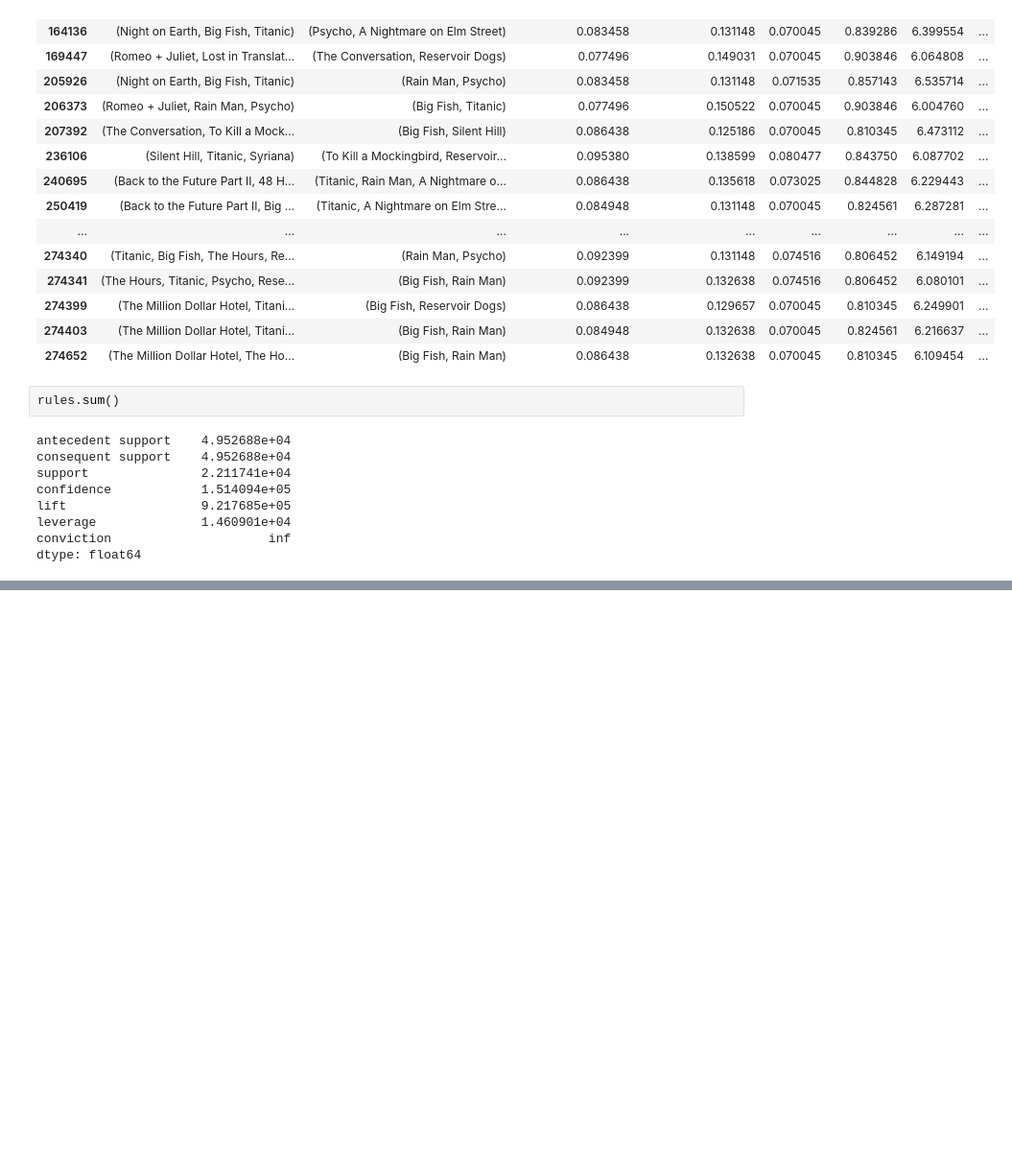
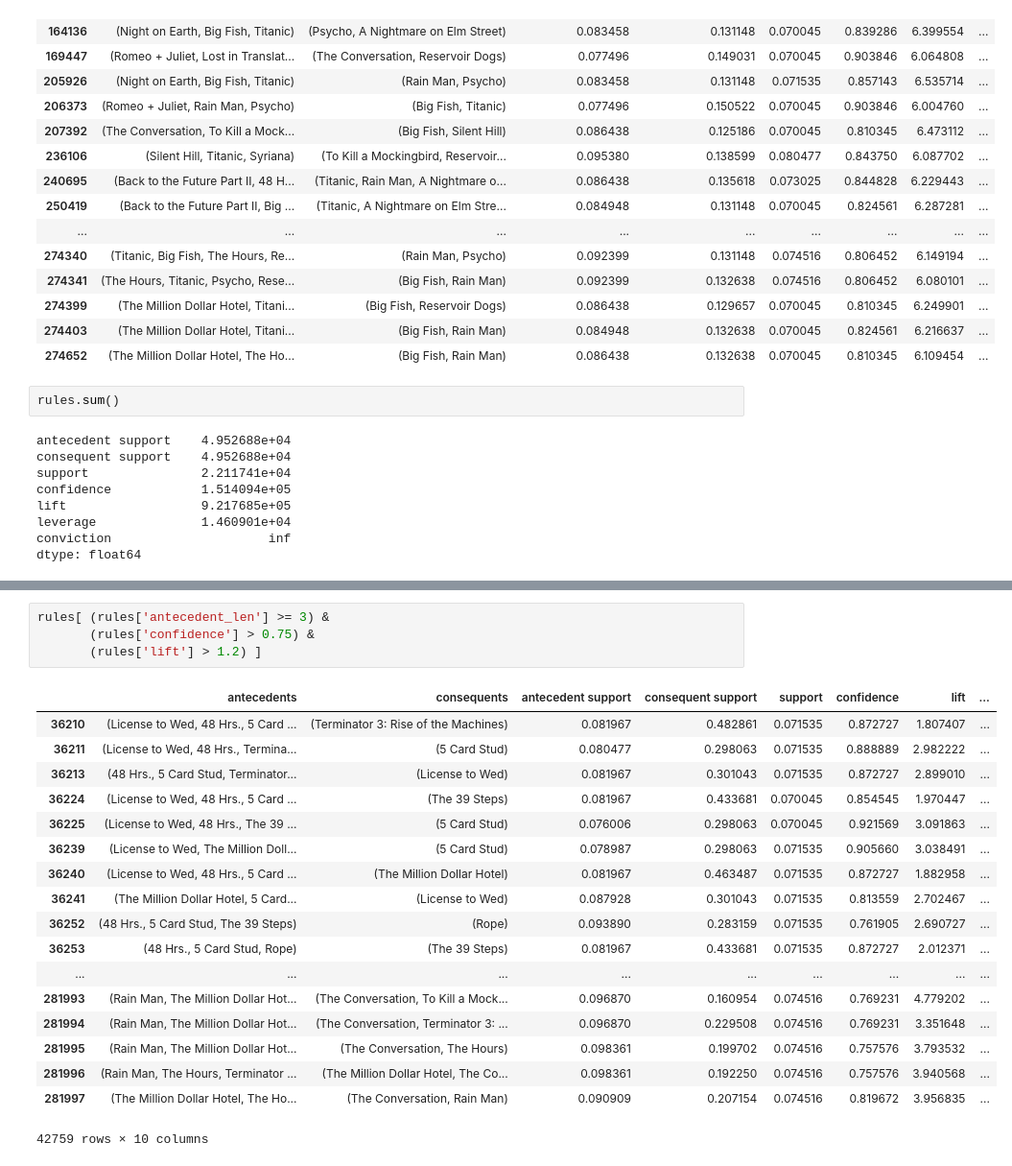
Before and after one commit to vkrit/fundamental-data-science-python, a Jupyter notebook: Workshop#11.ipynb, the cells around one changed output, grey strips where cells are left out. Shown at 96% size. Cells and saved outputs as stored; diff of their text form; blank space fills up the shorter version.

```diff
--- a/Workshop#11.ipynb
+++ b/Workshop#11.ipynb
@@ -127,0 +150,23 @@ dtype: float64
+# %%
+rules[ (rules['antecedent_len'] >= 3) &
+       (rules['confidence'] > 0.75) &
+       (rules['lift'] > 1.2) ]
+# %% [output]
+|  | antecedents | consequents | antecedent support | consequent support | support | confidence | lift | ... |
+| 36210 | (License to Wed, 48 Hrs., 5 Card ... | (Terminator 3: Rise of the Machines) | 0.081967 | 0.482861 | 0.071535 | 0.872727 | 1.807407 | ... |
+| 36211 | (License to Wed, 48 Hrs., Termina... | (5 Card Stud) | 0.080477 | 0.298063 | 0.071535 | 0.888889 | 2.982222 | ... |
+| 36213 | (48 Hrs., 5 Card Stud, Terminator... | (License to Wed) | 0.081967 | 0.301043 | 0.071535 | 0.872727 | 2.899010 | ... |
+| 36224 | (License to Wed, 48 Hrs., 5 Card ... | (The 39 Steps) | 0.081967 | 0.433681 | 0.070045 | 0.854545 | 1.970447 | ... |
+| 36225 | (License to Wed, 48 Hrs., The 39 ... | (5 Card Stud) | 0.076006 | 0.298063 | 0.070045 | 0.921569 | 3.091863 | ... |
+| 36239 | (License to Wed, The Million Doll... | (5 Card Stud) | 0.078987 | 0.298063 | 0.071535 | 0.905660 | 3.038491 | ... |
+| 36240 | (License to Wed, 48 Hrs., 5 Card ... | (The Million Dollar Hotel) | 0.081967 | 0.463487 | 0.071535 | 0.872727 | 1.882958 | ... |
+| 36241 | (The Million Dollar Hotel, 5 Card... | (License to Wed) | 0.087928 | 0.301043 | 0.071535 | 0.813559 | 2.702467 | ... |
+| 36252 | (48 Hrs., 5 Card Stud, The 39 Steps) | (Rope) | 0.093890 | 0.283159 | 0.071535 | 0.761905 | 2.690727 | ... |
+| 36253 | (48 Hrs., 5 Card Stud, Rope) | (The 39 Steps) | 0.081967 | 0.433681 | 0.071535 | 0.872727 | 2.012371 | ... |
+| ... | ... | ... | ... | ... | ... | ... | ... | ... |
+| 281993 | (Rain Man, The Million Dollar Hot... | (The Conversation, To Kill a Mock... | 0.096870 | 0.160954 | 0.074516 | 0.769231 | 4.779202 | ... |
+| 281994 | (Rain Man, The Million Dollar Hot... | (The Conversation, Terminator 3: ... | 0.096870 | 0.229508 | 0.074516 | 0.769231 | 3.351648 | ... |
+| 281995 | (Rain Man, The Million Dollar Hot... | (The Conversation, The Hours) | 0.098361 | 0.199702 | 0.074516 | 0.757576 | 3.793532 | ... |
+| 281996 | (Rain Man, The Hours, Terminator ... | (The Million Dollar Hotel, The Co... | 0.098361 | 0.192250 | 0.074516 | 0.757576 | 3.940568 | ... |
+| 281997 | (The Million Dollar Hotel, The Ho... | (The Conversation, Rain Man) | 0.090909 | 0.207154 | 0.074516 | 0.819672 | 3.956835 | ... |
+42759 rows × 10 columns
```
Also changed, not shown: parts of 3 cells of this notebook.
